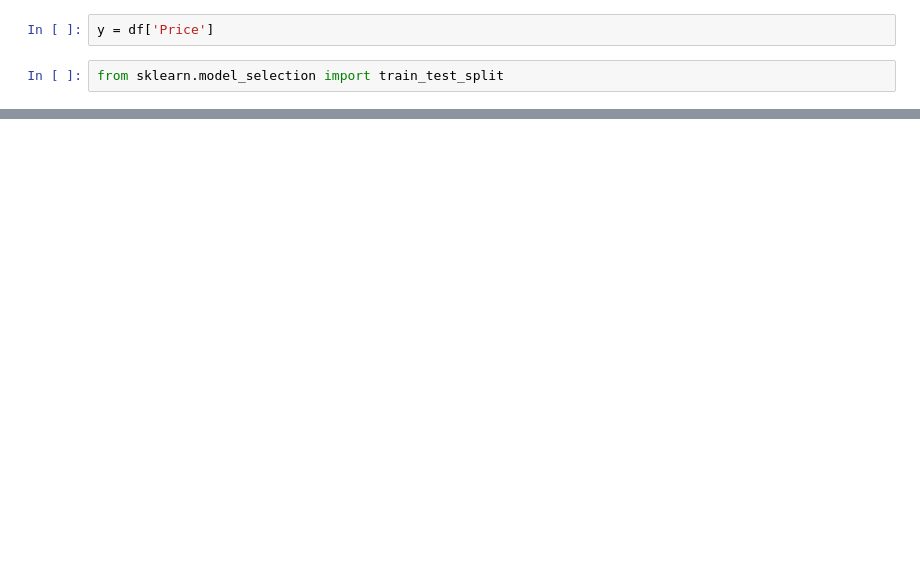
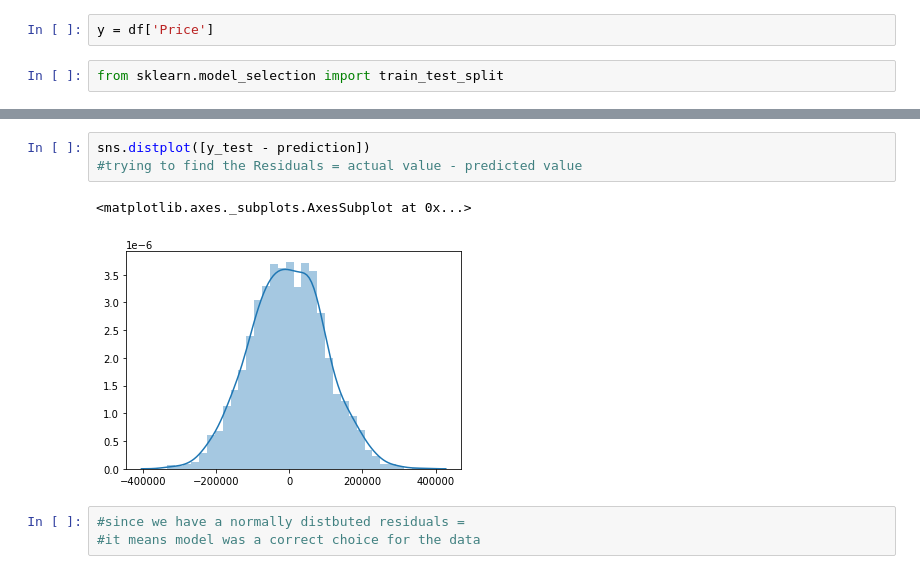
Before and after one commit to Abdulla36/Test, a Jupyter notebook: Liner Regression .ipynb, the cells around one changed output, grey strips where cells are left out. Saved outputs shown, nothing was run; the diff lists cells and outputs as text; blank space fills up the shorter version.

```diff
--- a/Liner Regression .ipynb
+++ b/Liner Regression .ipynb
@@ -168,0 +237,9 @@ train_test_split()
+# %%
+sns.distplot([y_test - prediction])
+#trying to find the Residuals = actual value - predicted value
+# %% [output]
+<matplotlib.axes._subplots.AxesSubplot at 0x...>
+[figure, added]
+# %%
+#since we have a normally distbuted residuals =
+#it means model was a correct choice for the data
```
Also changed, not shown: parts of 29 cells of this notebook.
